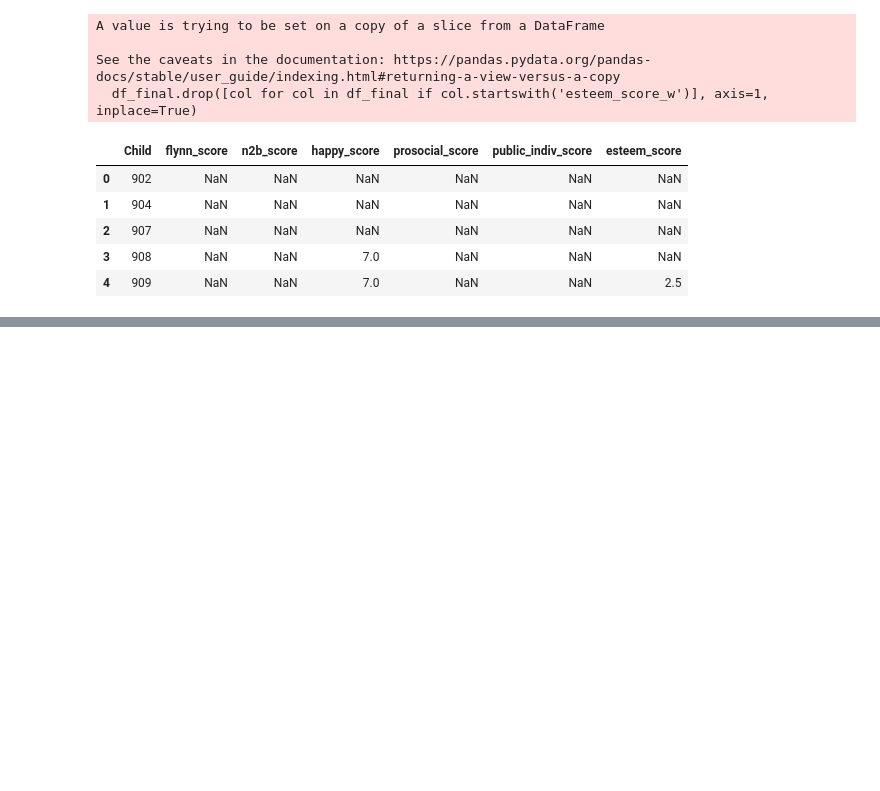
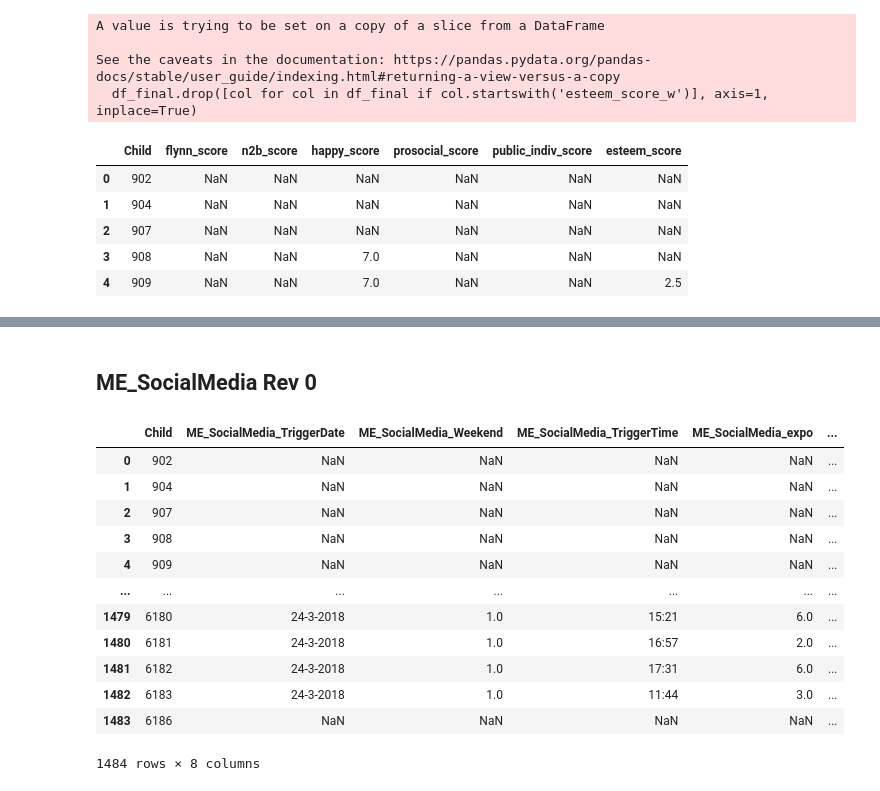
Before and after one commit to MovezNetwork/InfluencersPrediction, a Jupyter notebook: notebooks/EDA_Questionaires_Data.ipynb, the cells around one changed output, grey strips where cells are left out. Drawn from its saved outputs; the diff is of its cells as text; code cells hidden in the pictures; blank space fills up the shorter version.

```diff
--- a/notebooks/EDA_Questionaires_Data.ipynb
+++ b/notebooks/EDA_Questionaires_Data.ipynb
@@ -972,0 +1105,22 @@ df_final.head()
+# %% [markdown]
+## ME_SocialMedia Rev 0
+# %%
+filter_col = [col for col in df_w5 if col.startswith('ME_SocialMedia')]
+filter_col.append('Child')
+filter_col = [filter_col[-1]] + filter_col[:-1]
+df_socialmedia_w5 = df_w5[filter_col]
+df_socialmedia_w5
+# %% [output]
+|  | Child | ME_SocialMedia_TriggerDate | ME_SocialMedia_Weekend | ME_SocialMedia_TriggerTime | ME_SocialMedia_expo | ... |
+| 0 | 902 | NaN | NaN | NaN | NaN | ... |
+| 1 | 904 | NaN | NaN | NaN | NaN | ... |
+| 2 | 907 | NaN | NaN | NaN | NaN | ... |
+| 3 | 908 | NaN | NaN | NaN | NaN | ... |
+| 4 | 909 | NaN | NaN | NaN | NaN | ... |
+| ... | ... | ... | ... | ... | ... | ... |
+| 1479 | 6180 | 24-3-2018 | 1.0 | 15:21 | 6.0 | ... |
+| 1480 | 6181 | 24-3-2018 | 1.0 | 16:57 | 2.0 | ... |
+| 1481 | 6182 | 24-3-2018 | 1.0 | 17:31 | 6.0 | ... |
+| 1482 | 6183 | 24-3-2018 | 1.0 | 11:44 | 3.0 | ... |
+| 1483 | 6186 | NaN | NaN | NaN | NaN | ... |
+1484 rows × 8 columns
```
Also changed, not shown: parts of 20 cells of this notebook.
